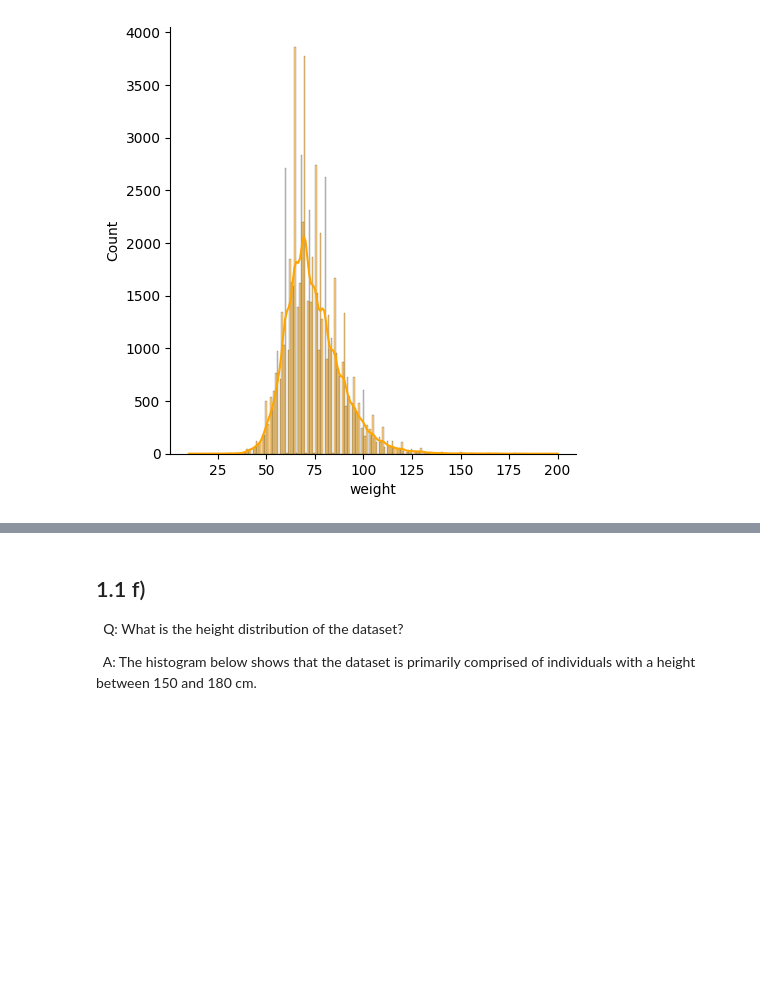
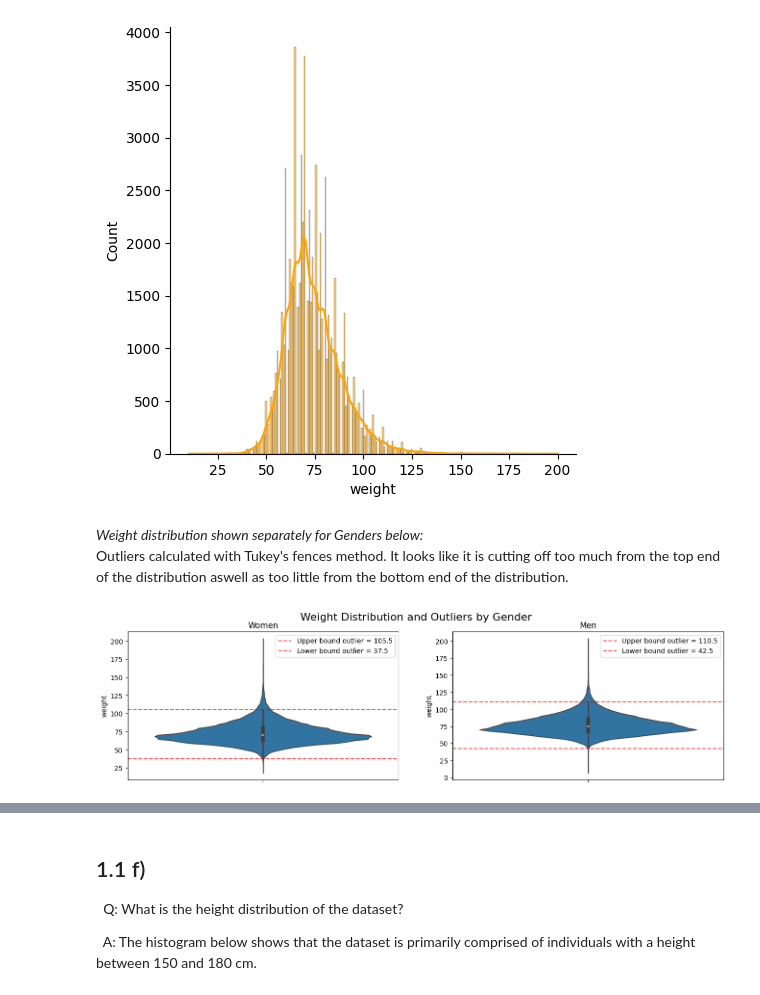
Before and after one commit to Wessnom/ML-AI23-Lab_Alexander_Wessner, a Jupyter notebook: data_analysis.ipynb, the cells around one changed output, grey strips where cells are left out. Cells and saved outputs as stored; diff of their text form; code cells hidden in the pictures; blank space fills up the shorter version.

Commit message:
added outlier violinplots for height and weight and continued on feature engineering. Replacing some early plots with new funcs

```diff
--- a/data_analysis.ipynb
+++ b/data_analysis.ipynb
@@ -153,3 +175,12 @@ sns.displot(df["weight"], kde=True, color="orange") # kde = kernel density estim
 # %% [output]
 <seaborn.axisgrid.FacetGrid at 0x...>
 [figure]
+# %% [markdown]
+*Weight distribution shown separately for Genders below:*<br>
+Outliers calculated with Tukey's fences method.
+It looks like it is cutting off too much from the top end of the distribution aswell as too little from the bottom end of the distribution.
+# %%
+outliers = {"Women": calc_outliers(df[df["gender"] == 1]["weight"]), "Men": calc_outliers(df[df["gender"] == 2]["weight"])}
+violin_outliers_gender(outliers, df, "weight")
+# %% [output]
+[figure, added]
```
Also changed, not shown: parts of 33 cells of this notebook.
